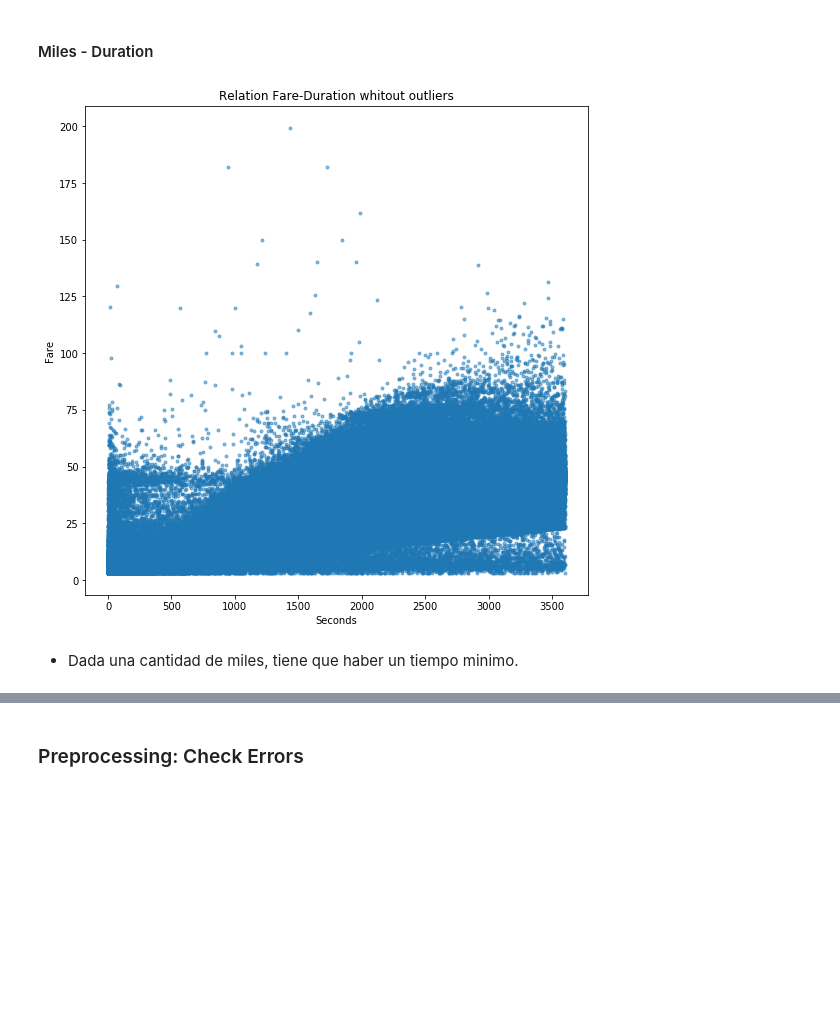
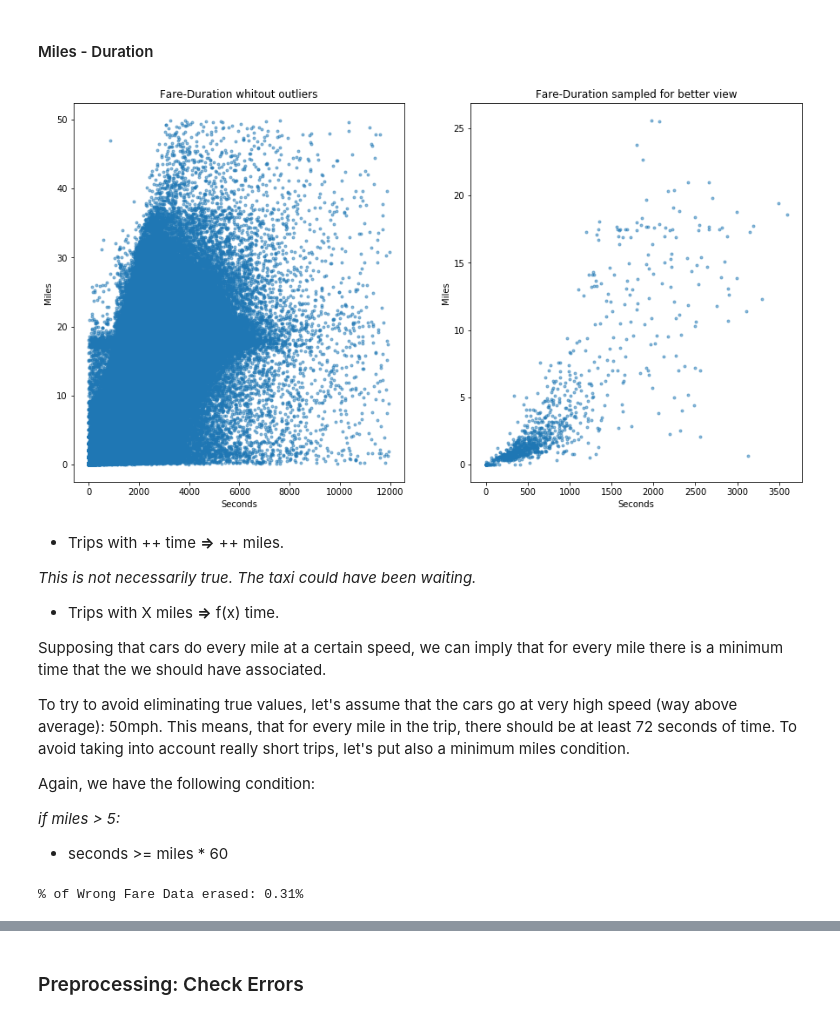
Before and after one commit to alexisgaziello/CSP_MATH_571_taxi_oracle, a Jupyter notebook: src/trips_cleaning.ipynb, the cells around one changed output, grey strips where cells are left out. Saved outputs shown, nothing was run; the diff lists cells and outputs as text; code cells hidden in the pictures; blank space fills up the shorter version.

Commit message:
ended part of cleaning

```diff
--- a/src/trips_cleaning.ipynb
+++ b/src/trips_cleaning.ipynb
@@ -376,7 +375,7 @@ df = df.loc[
     &
 
     #Smaller than max value
-    (df['fare'] <= ((df['trip_miles']* 2.25 + 3.25) + 0.2*df['trip_seconds']))
+    (df['fare'] <= ((df['trip_miles']* 2.25 + 3.25) + 0.2/36*df['trip_seconds']))
 ]
 # %%
 print("% of Wrong Fare Data erased: {:.2f}%".format(100 * (1-(df.shape[0]/old_df[0]))))
@@ -420,0 +438,5 @@ plt.show()
+# %%
+df = df.loc[
+    # Bigger than min value
+    (df['fare'] >= (df['trip_seconds']* 0.2/36 + 3.25))
+]
@@ -421,18 +475,40 @@ plt.show()
 # %% [markdown]
 #### Miles - Duration
 # %%
-fig, ax = plt.subplots(figsize=(9,9))
+fig, ax = plt.subplots(nrows = 1, ncols = 2, figsize=(15,8))
 
-df_FareMilesClean = df[(df['fare'] > 0) & (df['fare'] < 200) & (df['trip_seconds'] > 0) & (df['trip_seconds'] < 3600)]
+df_FareMilesClean = df[(df['trip_miles'] < 50) & (df['trip_seconds'] < 12000)]
+df_FareMilesClean_sampled = df_sampled_a_lot[(df_sampled_a_lot['trip_miles'] < 40) & (df_sampled_a_lot['trip_seconds'] < 3600)]
 
-ax.scatter(df_FareMilesClean['trip_seconds'],df_FareMilesClean['fare'], marker='.', alpha=0.5)
-ax.set_title('Relation Fare-Duration whitout outliers')
-ax.set_ylabel('Fare')
-ax.set_xlabel('Seconds')
+
+ax[0].scatter(df_FareMilesClean['trip_seconds'],df_FareMilesClean['trip_miles'], marker='.', alpha=0.5)
+ax[0].set_title('Fare-Duration whitout outliers')
+ax[0].set_ylabel('Miles')
+ax[0].set_xlabel('Seconds')
+
+ax[1].scatter(df_FareMilesClean_sampled['trip_seconds'],df_FareMilesClean_sampled['trip_miles'], marker='.', alpha=0.5)
+ax[1].set_title('Fare-Duration sampled for better view')
+ax[1].set_ylabel('Miles')
+ax[1].set_xlabel('Seconds')
 
 
 plt.show()
 # %% [output]
-[figure, old version]
+[figure, new version]
-# %% [markdown]
-- Dada una cantidad de miles, tiene que haber un tiempo minimo.
+# %% [markdown]
+- Trips with ++ time **&Implies;** ++ miles.
+
+*This is not necessarily true. The taxi could have been waiting.*
+
+- Trips with X miles **&Implies;** f(x) time.
+
+Supposing that cars do every mile at a certain speed, we can imply that for every mile there is a minimum time that the we should have associated.
+
+To try to avoid eliminating true values, let's assume that the cars go at very high speed (way above average): 50mph. This means, that for every mile in the trip, there should be at least 72 seconds of time. To avoid taking into account really short trips, let's put also a minimum miles condition.
+
+Again, we have the following condition:
+
+
+
+*if miles > 5:*
+- seconds >= miles * 60
@@ -438,0 +528,4 @@ plt.show()
+# %%
+print("% of Wrong Fare Data erased: {:.2f}%".format(100 * (1-(df.shape[0]/old_df[0]))))
+# %% [output]
+% of Wrong Fare Data erased: 0.31%
```
Also changed, not shown: parts of 63 cells of this notebook.
